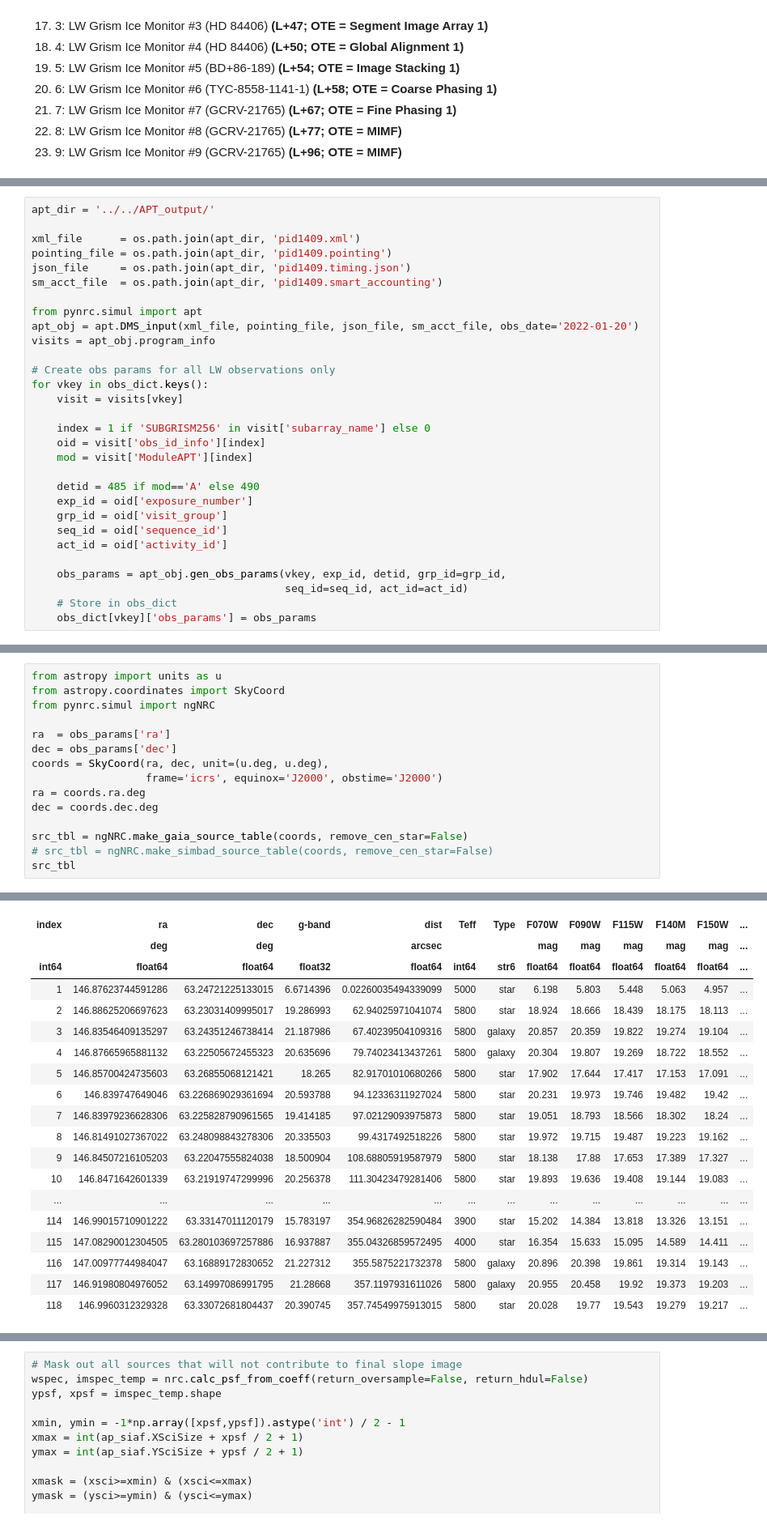
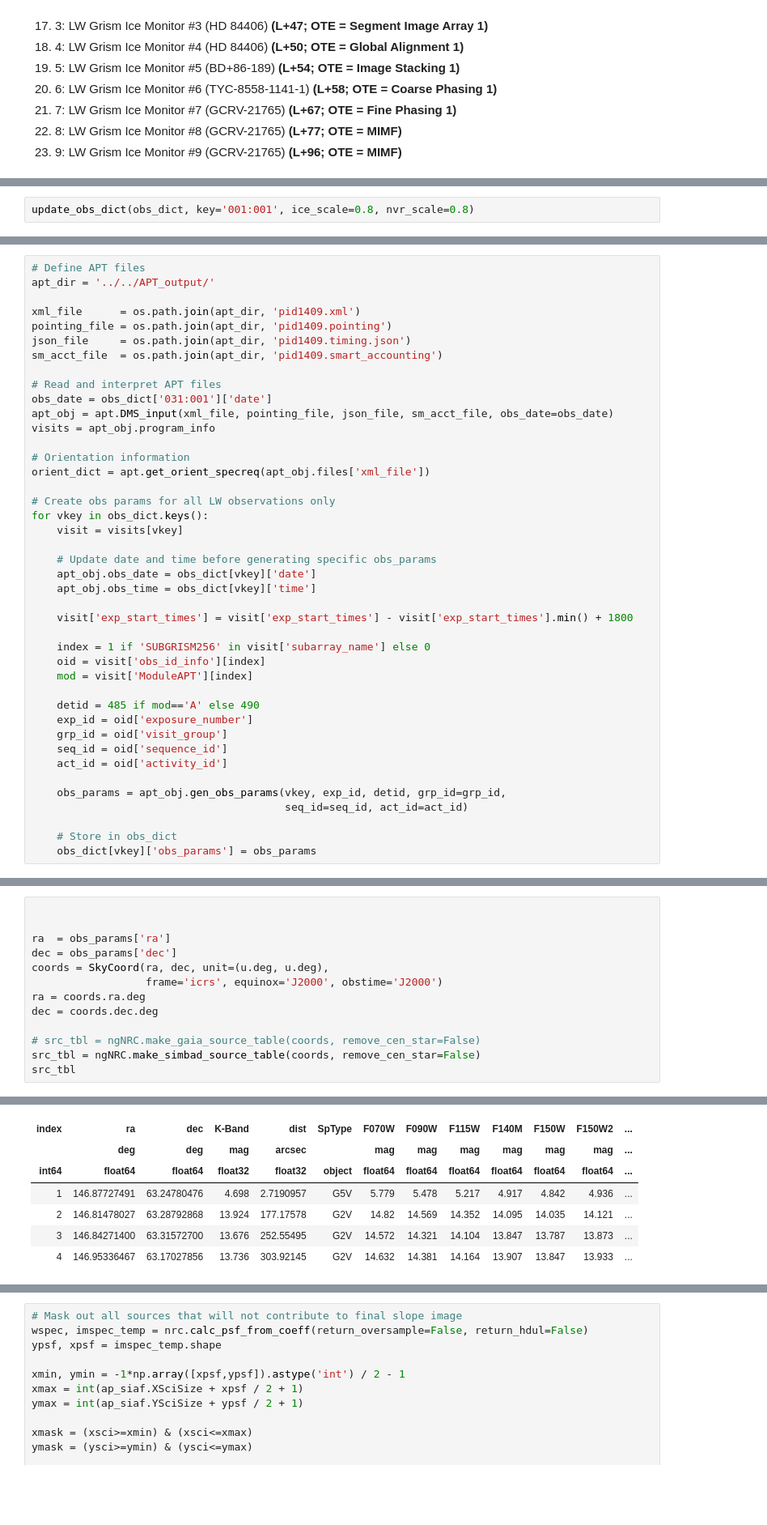
Before and after one commit to JarronL/pynrc, a Jupyter notebook: notebooks/Commissioning/NRC35_Ice/NRC-35_WaterIce.ipynb, the cells around one changed output, grey strips where cells are left out. Shown at 81% size. Drawn from its saved outputs; the diff is of its cells as text; blank space fills up the shorter version.

```diff
--- a/notebooks/Commissioning/NRC35_Ice/NRC-35_WaterIce.ipynb
+++ b/notebooks/Commissioning/NRC35_Ice/NRC-35_WaterIce.ipynb
@@ -245,0 +411,2 @@ visits[vkey]
+# %%
+update_obs_dict(obs_dict, key='001:001', ice_scale=0.8, nvr_scale=0.8)
@@ -246,4 +431,5 @@ visits[vkey]
 # %%
+# Define APT files
 apt_dir = '../../APT_output/'
 
 xml_file      = os.path.join(apt_dir, 'pid1409.xml')
@@ -251,13 +437,23 @@ pointing_file = os.path.join(apt_dir, 'pid1409.pointing')
 json_file     = os.path.join(apt_dir, 'pid1409.timing.json')
 sm_acct_file  = os.path.join(apt_dir, 'pid1409.smart_accounting')
 
-from pynrc.simul import apt
-apt_obj = apt.DMS_input(xml_file, pointing_file, json_file, sm_acct_file, obs_date='2022-01-20')
+# Read and interpret APT files
+obs_date = obs_dict['031:001']['date']
+apt_obj = apt.DMS_input(xml_file, pointing_file, json_file, sm_acct_file, obs_date=obs_date)
 visits = apt_obj.program_info
+
+# Orientation information
+orient_dict = apt.get_orient_specreq(apt_obj.files['xml_file'])
 
 # Create obs params for all LW observations only
 for vkey in obs_dict.keys():
     visit = visits[vkey]
+
+    # Update date and time before generating specific obs_params
+    apt_obj.obs_date = obs_dict[vkey]['date']
+    apt_obj.obs_time = obs_dict[vkey]['time']
+
+    visit['exp_start_times'] = visit['exp_start_times'] - visit['exp_start_times'].min() + 1800
 
     index = 1 if 'SUBGRISM256' in visit['subarray_name'] else 0
     oid = visit['obs_id_info'][index]
@@ -271,5 +467,6 @@ for vkey in obs_dict.keys():
 
     obs_params = apt_obj.gen_obs_params(vkey, exp_id, detid, grp_id=grp_id,
                                         seq_id=seq_id, act_id=act_id)
+
     # Store in obs_dict
     obs_dict[vkey]['obs_params'] = obs_params
@@ -338,9 +520,7 @@ print('  Creating ideal slope image...')
   Generating Observation...
   Creating ideal slope image...
 # %%
-from astropy import units as u
-from astropy.coordinates import SkyCoord
-from pynrc.simul import ngNRC
+
 
 ra  = obs_params['ra']
 dec = obs_params['dec']
@@ -349,7 +529,7 @@ coords = SkyCoord(ra, dec, unit=(u.deg, u.deg),
 ra = coords.ra.deg
 dec = coords.dec.deg
 
-src_tbl = ngNRC.make_gaia_source_table(coords, remove_cen_star=False)
-# src_tbl = ngNRC.make_simbad_source_table(coords, remove_cen_star=False)
+# src_tbl = ngNRC.make_gaia_source_table(coords, remove_cen_star=False)
+src_tbl = ngNRC.make_simbad_source_table(coords, remove_cen_star=False)
 src_tbl
 # %% [output]
@@ -360,19 +537,7 @@ Table length=118
-| index | ra | dec | g-band | dist | Teff | Type | F070W | F090W | F115W | F140M | F150W | ... |
-|  | deg | deg |  | arcsec |  |  | mag | mag | mag | mag | mag | ... |
-| int64 | float64 | float64 | float32 | float64 | int64 | str6 | float64 | float64 | float64 | float64 | float64 | ... |
-| 1 | 146.87623744591286 | 63.24721225133015 | 6.6714396 | 0.02260035494339099 | 5000 | star | 6.198 | 5.803 | 5.448 | 5.063 | 4.957 | ... |
-| 2 | 146.88625206697623 | 63.23031409995017 | 19.286993 | 62.94025971041074 | 5800 | star | 18.924 | 18.666 | 18.439 | 18.175 | 18.113 | ... |
-| 3 | 146.83546409135297 | 63.24351246738414 | 21.187986 | 67.40239504109316 | 5800 | galaxy | 20.857 | 20.359 | 19.822 | 19.274 | 19.104 | ... |
-| 4 | 146.87665965881132 | 63.22505672455323 | 20.635696 | 79.74023413437261 | 5800 | galaxy | 20.304 | 19.807 | 19.269 | 18.722 | 18.552 | ... |
-| 5 | 146.85700424735603 | 63.26855068121421 | 18.265 | 82.91701010680266 | 5800 | star | 17.902 | 17.644 | 17.417 | 17.153 | 17.091 | ... |
-| 6 | 146.839747649046 | 63.226869029361694 | 20.593788 | 94.12336311927024 | 5800 | star | 20.231 | 19.973 | 19.746 | 19.482 | 19.42 | ... |
-| 7 | 146.83979236628306 | 63.225828790961565 | 19.414185 | 97.02129093975873 | 5800 | star | 19.051 | 18.793 | 18.566 | 18.302 | 18.24 | ... |
-| 8 | 146.81491027367022 | 63.248098843278306 | 20.335503 | 99.4317492518226 | 5800 | star | 19.972 | 19.715 | 19.487 | 19.223 | 19.162 | ... |
-| 9 | 146.84507216105203 | 63.22047555824038 | 18.500904 | 108.68805919587979 | 5800 | star | 18.138 | 17.88 | 17.653 | 17.389 | 17.327 | ... |
-| 10 | 146.8471642601339 | 63.21919747299996 | 20.256378 | 111.30423479281406 | 5800 | star | 19.893 | 19.636 | 19.408 | 19.144 | 19.083 | ... |
-| ... | ... | ... | ... | ... | ... | ... | ... | ... | ... | ... | ... | ... |
-| 114 | 146.99015710901222 | 63.33147011120179 | 15.783197 | 354.96826282590484 | 3900 | star | 15.202 | 14.384 | 13.818 | 13.326 | 13.151 | ... |
-| 115 | 147.08290012304505 | 63.280103697257886 | 16.937887 | 355.04326859572495 | 4000 | star | 16.354 | 15.633 | 15.095 | 14.589 | 14.411 | ... |
-| 116 | 147.00977744984047 | 63.16889172830652 | 21.227312 | 355.5875221732378 | 5800 | galaxy | 20.896 | 20.398 | 19.861 | 19.314 | 19.143 | ... |
-| 117 | 146.91980804976052 | 63.14997086991795 | 21.28668 | 357.1197931611026 | 5800 | galaxy | 20.955 | 20.458 | 19.92 | 19.373 | 19.203 | ... |
-| 118 | 146.9960312329328 | 63.33072681804437 | 20.390745 | 357.74549975913015 | 5800 | star | 20.028 | 19.77 | 19.543 | 19.279 | 19.217 | ... |
+| index | ra | dec | K-Band | dist | SpType | F070W | F090W | F115W | F140M | F150W | F150W2 | ... |
+|  | deg | deg | mag | arcsec |  | mag | mag | mag | mag | mag | mag | ... |
+| int64 | float64 | float64 | float32 | float32 | object | float64 | float64 | float64 | float64 | float64 | float64 | ... |
+| 1 | 146.87727491 | 63.24780476 | 4.698 | 2.7190957 | G5V | 5.779 | 5.478 | 5.217 | 4.917 | 4.842 | 4.936 | ... |
+| 2 | 146.81478027 | 63.28792868 | 13.924 | 177.17578 | G2V | 14.82 | 14.569 | 14.352 | 14.095 | 14.035 | 14.121 | ... |
+| 3 | 146.84271400 | 63.31572700 | 13.676 | 252.55495 | G2V | 14.572 | 14.321 | 14.104 | 13.847 | 13.787 | 13.873 | ... |
+| 4 | 146.95336467 | 63.17027856 | 13.736 | 303.92145 | G2V | 14.632 | 14.381 | 14.164 | 13.907 | 13.847 | 13.933 | ... |
```
Also changed, not shown: parts of 52 cells of this notebook.
